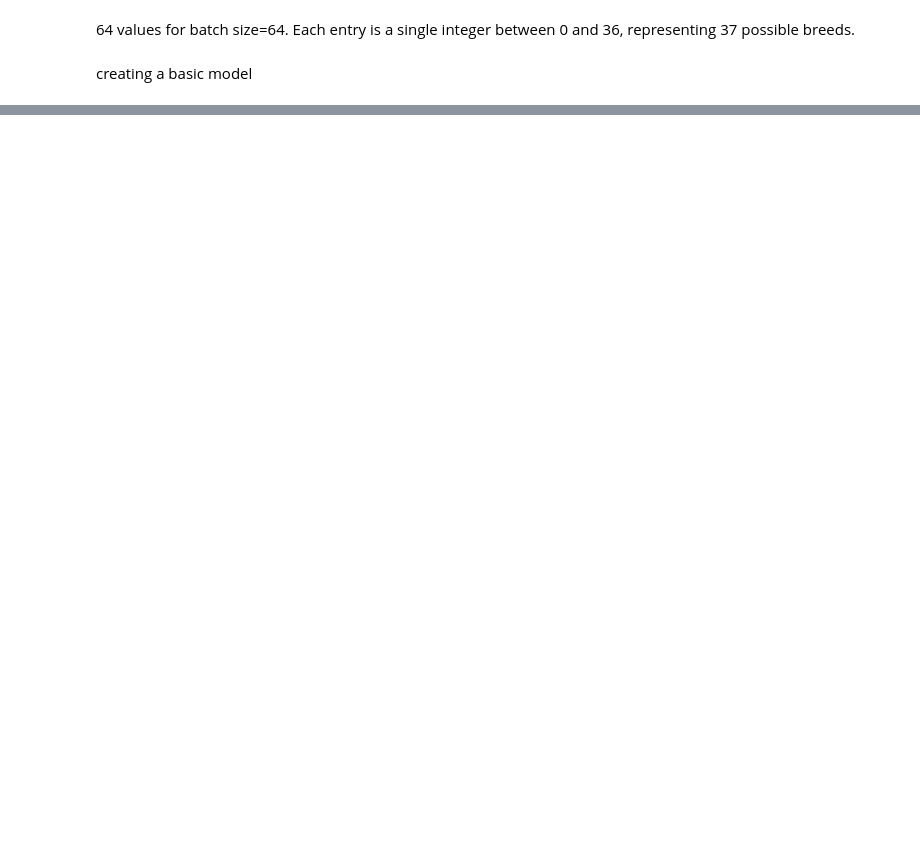
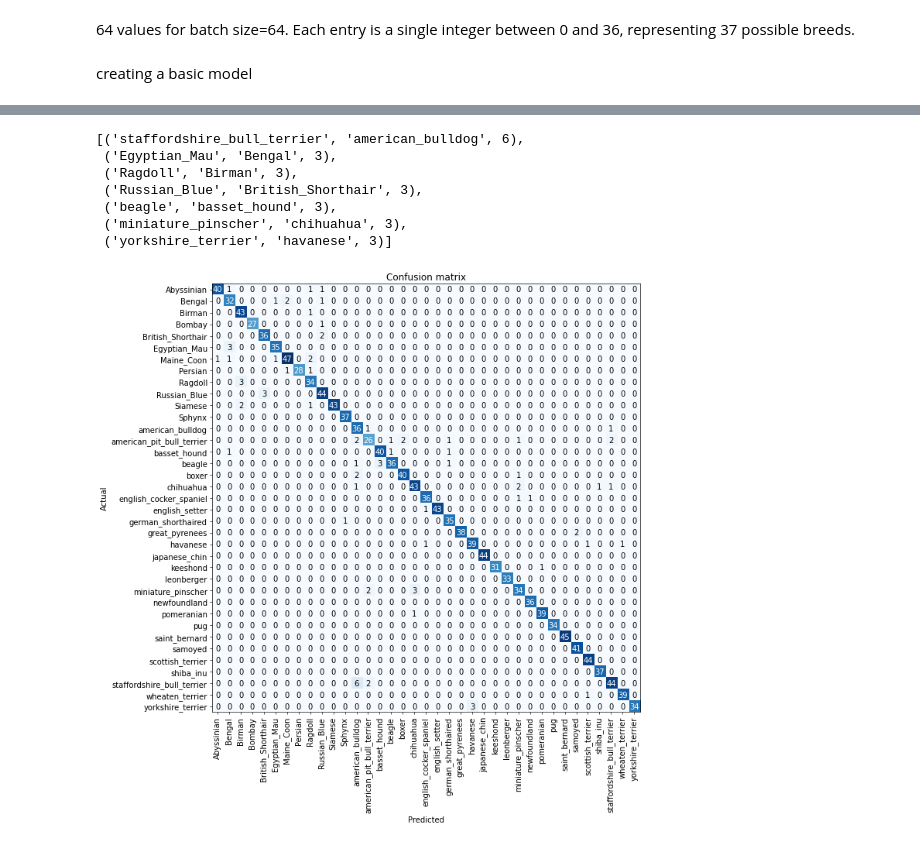
Before and after one commit to ShwetanshSingh/CatDogClassifier-Git, a Jupyter notebook: second_training.ipynb, the cells around one changed output, grey strips where cells are left out. Cells and saved outputs as stored; diff of their text form; code cells hidden in the pictures; blank space fills up the shorter version.

```diff
--- a/second_training.ipynb
+++ b/second_training.ipynb
@@ -97,0 +109,10 @@ torch.random.manual_seed(42)
+# %%
+with open('pet_breed.pkl','wb') as f:
+    dill.dump(learn,f)
+with open('pet_breed_50.pkl','rb') as f:
+    new_learn = dill.load(f)
+# %%
+interp = ClassificationInterpretation.from_learner(new_learn)
+interp.plot_confusion_matrix(figsize=(12,12),dpi=60)
+interp.most_confused(min_val=3)
+# %% [output]
@@ -97,0 +122,8 @@ torch.random.manual_seed(42)
+[('staffordshire_bull_terrier', 'american_bulldog', 6),
+ ('Egyptian_Mau', 'Bengal', 3),
+ ('Ragdoll', 'Birman', 3),
+ ('Russian_Blue', 'British_Shorthair', 3),
+ ('beagle', 'basset_hound', 3),
+ ('miniature_pinscher', 'chihuahua', 3),
+ ('yorkshire_terrier', 'havanese', 3)]
+[figure, added]
```
Also changed, not shown: parts of 44 cells of this notebook, 14 other files.
